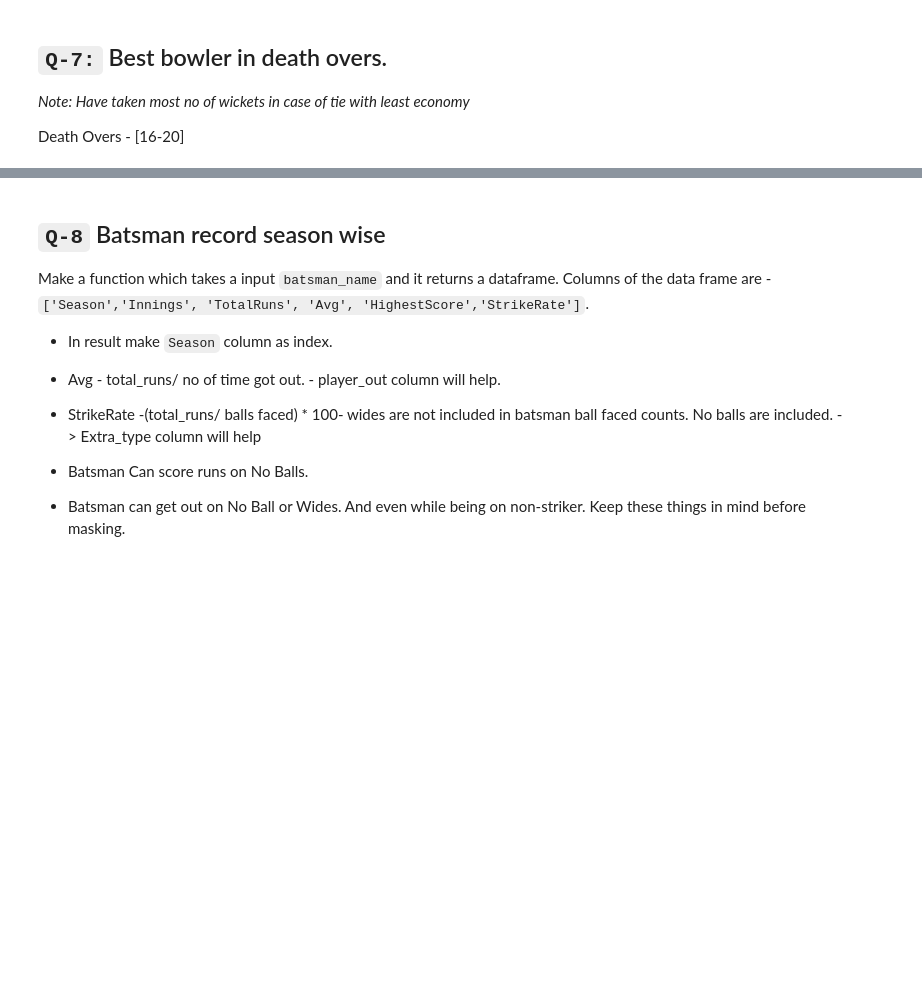
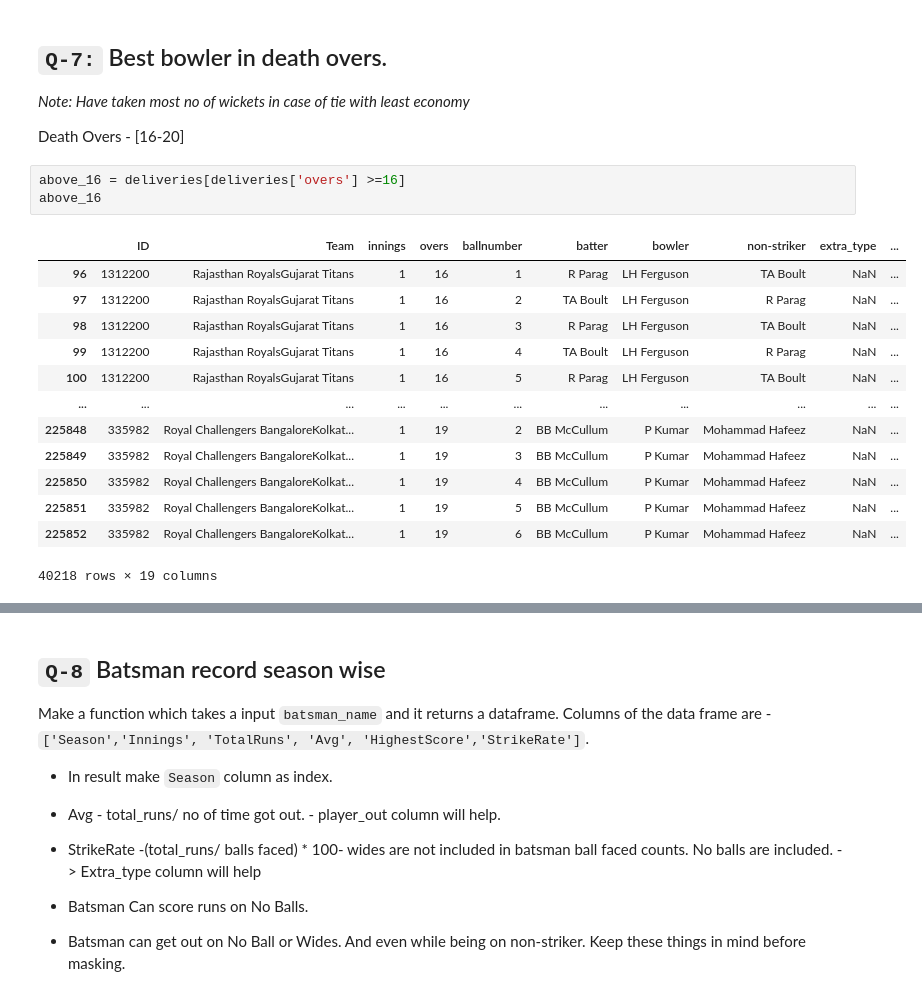
Before and after one commit to visheshbpatel/data-science, a Jupyter notebook: 05-pandas/20-pandas-merging/02-task.ipynb, the cells around one changed output, grey strips where cells are left out. Cells and saved outputs as stored; diff of their text form; blank space fills up the shorter version.

```diff
--- a/05-pandas/20-pandas-merging/02-task.ipynb
+++ b/05-pandas/20-pandas-merging/02-task.ipynb
@@ -448,3 +448,20 @@ purple_cap
 *Note: Have taken most no of wickets in case of tie with least economy*
 
 Death Overs - [16-20]
+# %%
+above_16 = deliveries[deliveries['overs'] >=16]
+above_16
+# %% [output]
+|  | ID | Team | innings | overs | ballnumber | batter | bowler | non-striker | extra_type | ... |
+| 96 | 1312200 | Rajasthan RoyalsGujarat Titans | 1 | 16 | 1 | R Parag | LH Ferguson | TA Boult | NaN | ... |
+| 97 | 1312200 | Rajasthan RoyalsGujarat Titans | 1 | 16 | 2 | TA Boult | LH Ferguson | R Parag | NaN | ... |
+| 98 | 1312200 | Rajasthan RoyalsGujarat Titans | 1 | 16 | 3 | R Parag | LH Ferguson | TA Boult | NaN | ... |
+| 99 | 1312200 | Rajasthan RoyalsGujarat Titans | 1 | 16 | 4 | TA Boult | LH Ferguson | R Parag | NaN | ... |
+| 100 | 1312200 | Rajasthan RoyalsGujarat Titans | 1 | 16 | 5 | R Parag | LH Ferguson | TA Boult | NaN | ... |
+| ... | ... | ... | ... | ... | ... | ... | ... | ... | ... | ... |
+| 225848 | 335982 | Royal Challengers BangaloreKolkat... | 1 | 19 | 2 | BB McCullum | P Kumar | Mohammad Hafeez | NaN | ... |
+| 225849 | 335982 | Royal Challengers BangaloreKolkat... | 1 | 19 | 3 | BB McCullum | P Kumar | Mohammad Hafeez | NaN | ... |
+| 225850 | 335982 | Royal Challengers BangaloreKolkat... | 1 | 19 | 4 | BB McCullum | P Kumar | Mohammad Hafeez | NaN | ... |
+| 225851 | 335982 | Royal Challengers BangaloreKolkat... | 1 | 19 | 5 | BB McCullum | P Kumar | Mohammad Hafeez | NaN | ... |
+| 225852 | 335982 | Royal Challengers BangaloreKolkat... | 1 | 19 | 6 | BB McCullum | P Kumar | Mohammad Hafeez | NaN | ... |
+40218 rows × 19 columns
```
Also changed, not shown: parts of 15 cells of this notebook, 8 other files.
